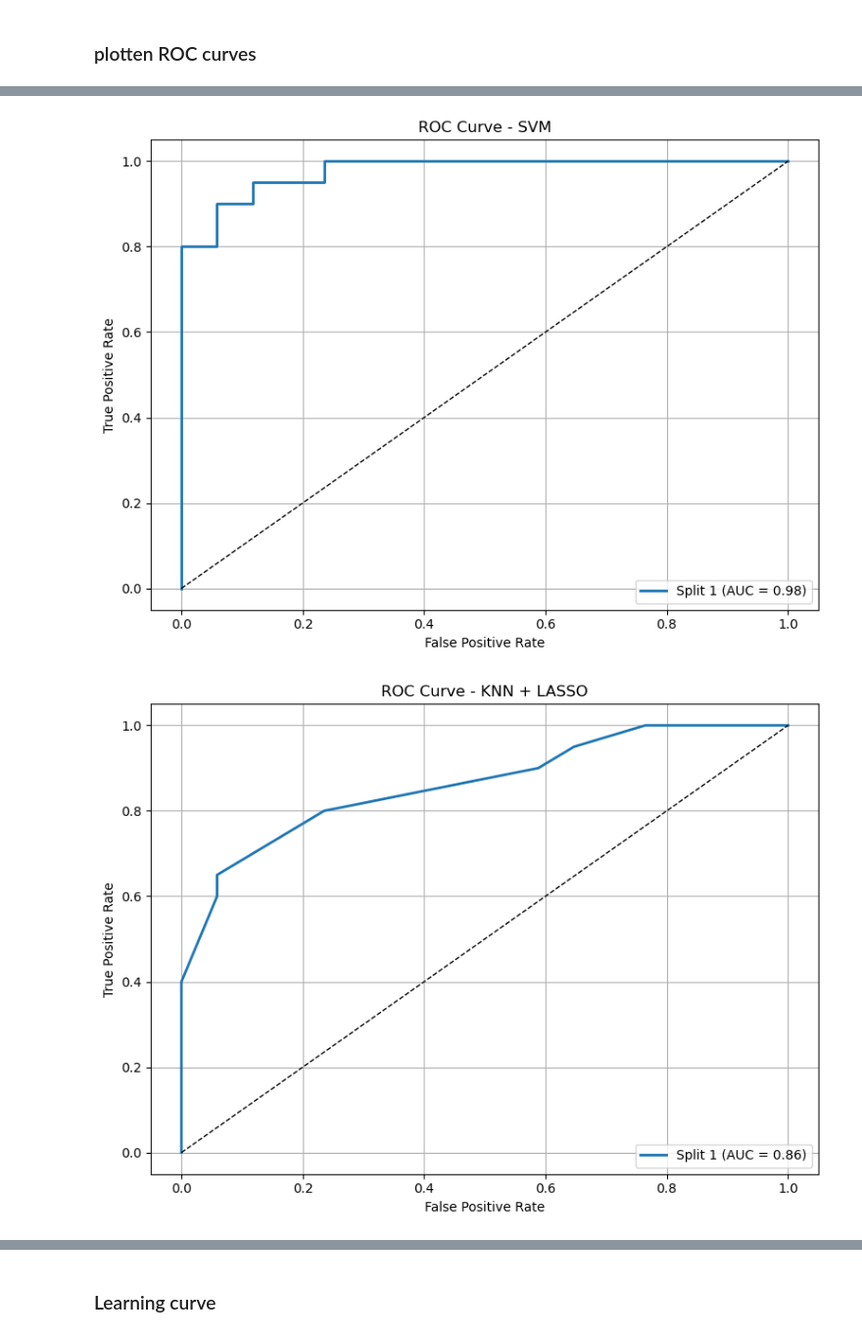
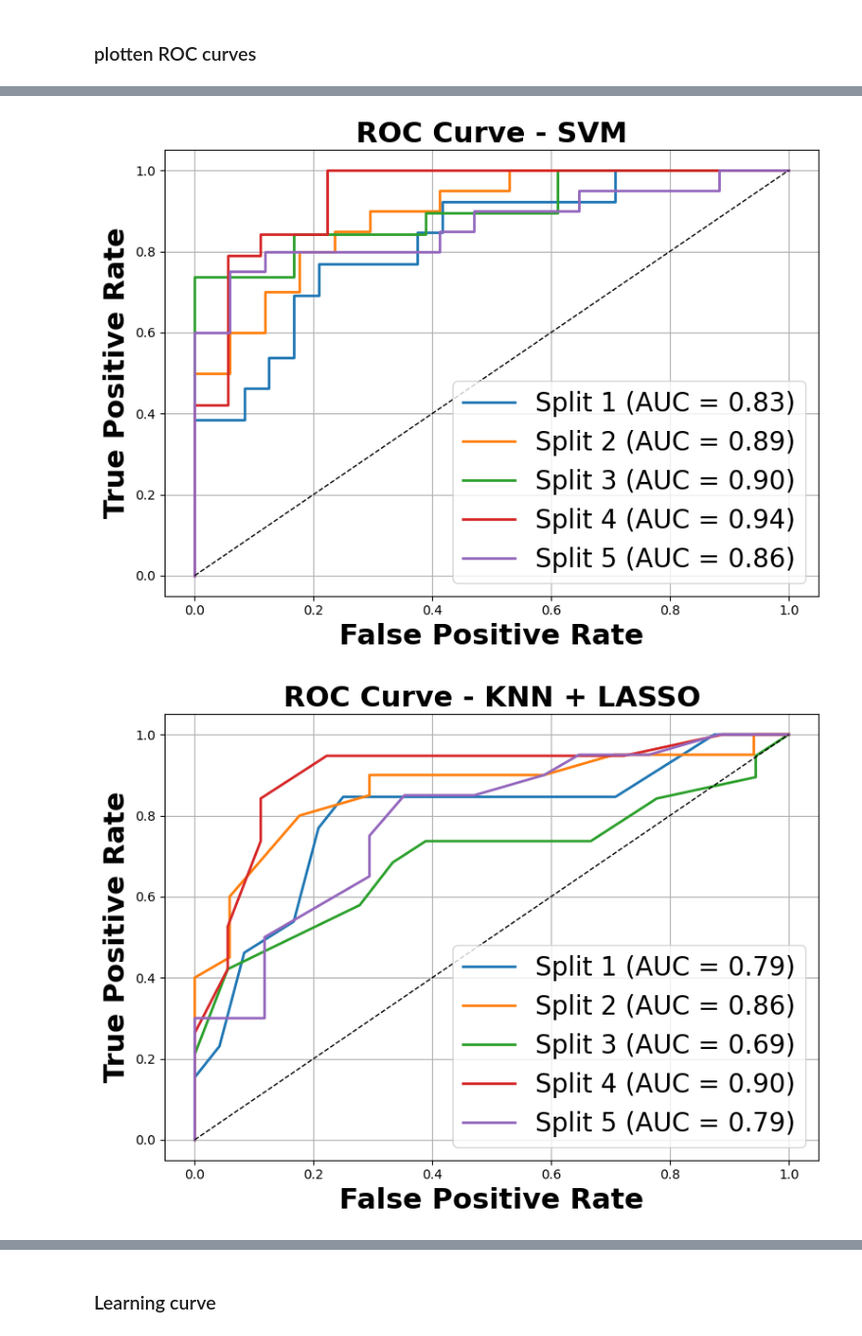
Before and after one commit to Eva-de-Roode/TM10007_group14, a Jupyter notebook: code_assignment_roc1.ipynb, the cells around one changed output, grey strips where cells are left out. Shown at 98% size. Saved outputs shown, nothing was run; the diff lists cells and outputs as text; code cells hidden in the pictures.

```diff
--- a/code_assignment_roc1.ipynb
+++ b/code_assignment_roc1.ipynb
@@ -135,16 +127,12 @@ def handling_missing_data(training_data):
 
     return data_training
 
-def shapiro_wilk_testing(data_training):
-    '''function definition'''
-    shapiro_results = {}
-    no_variation = 0
+def feature_variance(data_training):
+    '''Check for variance within features and return feature list without variance'''
     features_no_variation = []
 
     for feature in data_training.columns:
         if data_training[feature].max() == data_training[feature].min(): #checks if the feature has zero variance
-            shapiro_results[feature] = None  #skipping the feature when there is no variation
-            no_variation += 1 #count the number of features without variation
             features_no_variation.append(feature)
     return features_no_variation #returns the features without variation
 
@@ -154,7 +142,7 @@ def delete_no_varation(data_training, features_no_variation):
     return data_training_clean
 
 def standardize_data(data_training_clean):
-    '''function definition'''
+    '''Standarize data (unit variance and zero mean)'''
     scaler = preprocessing.StandardScaler()
     data_training_standardized = scaler.fit_transform(data_training_clean)
     data_training_standardized_df = pd.DataFrame(data_training_standardized, columns=data_training_clean.columns)
@@ -477,7 +465,7 @@ roc_data = {
     "SVM + LASSO": []
 }
 
-for i in range(1):
+for i in range(5):
     # Work with a *copy* of the full dataset each time
     full_data = data.copy()
 
@@ -488,7 +476,7 @@ for i in range(1):
     ### Preprocessing the training data
     label_training_binary = determining_labels(training_data)
     data_training = handling_missing_data(training_data)
-    features_no_variation = shapiro_wilk_testing(data_training)
+    features_no_variation = feature_variance(data_training)
     data_training_clean = delete_no_varation(data_training, features_no_variation)
     data_training_normalized_df = standardize_data(data_training_clean)
 
@@ -608,10 +613,10 @@ for label, curves in roc_data.items():
         roc_auc = auc(fpr, tpr)
         plt.plot(fpr, tpr, lw=2, label=f'Split {i+1} (AUC = {roc_auc:.2f})')
     plt.plot([0, 1], [0, 1], 'k--', lw=1)
-    plt.title(f'ROC Curve - {label}')
-    plt.xlabel('False Positive Rate')
-    plt.ylabel('True Positive Rate')
-    plt.legend(loc='lower right')
+    plt.title(f'ROC Curve - {label}', fontsize=22, fontweight='bold')
+    plt.xlabel('False Positive Rate', fontsize=22, fontweight='bold')
+    plt.ylabel('True Positive Rate', fontsize=22, fontweight='bold')
+    plt.legend(loc='lower right', fontsize=20)
     plt.grid(True)
     plt.tight_layout()
     plt.show()
@@ -621,2 +626,2 @@ for label, curves in roc_data.items():
-[figure, old version]
+[figure, new version]
-[figure, old version]
+[figure, new version]
```
Also changed, not shown: parts of 7 cells of this notebook.
